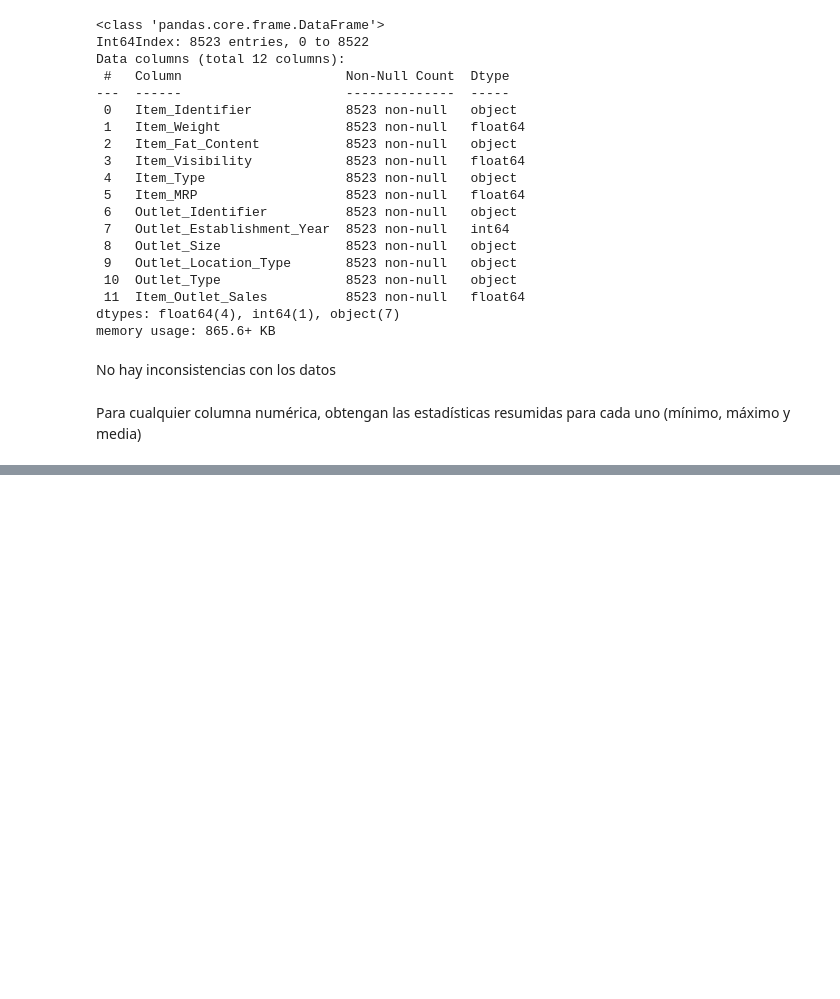
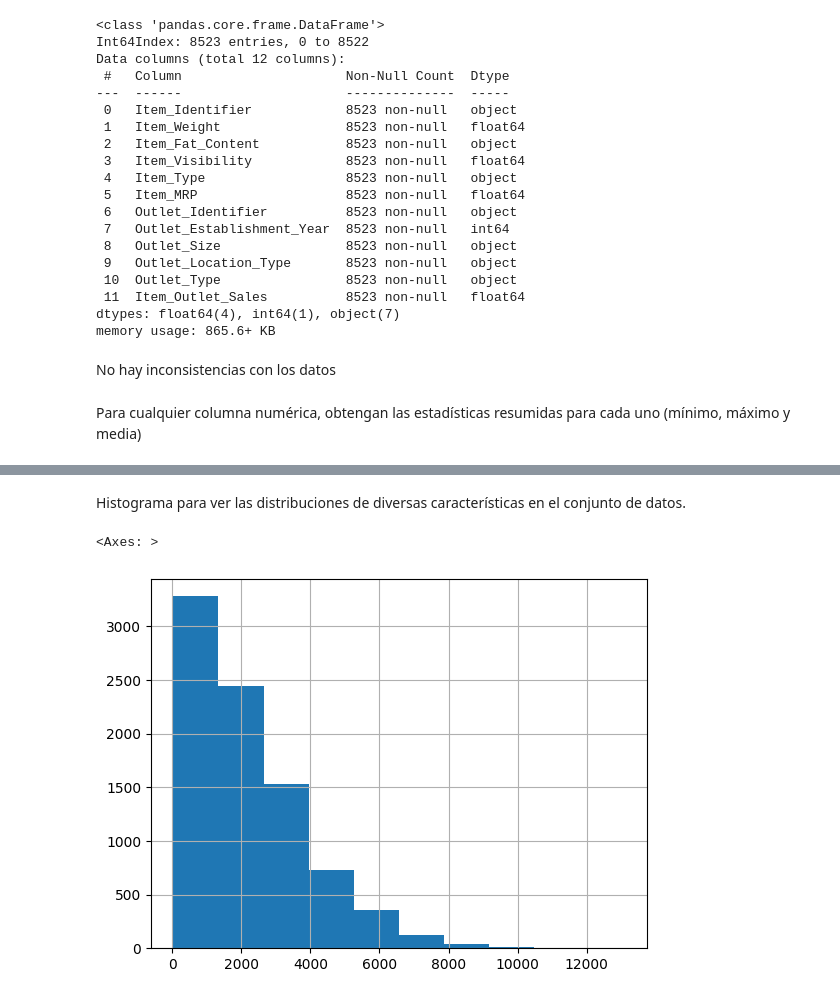
Before and after one commit to kevineladio/TELLER, a Jupyter notebook: predicciones_de_ventas.ipynb, the cells around one changed output, grey strips where cells are left out. Cells and saved outputs as stored; diff of their text form; code cells hidden in the pictures; blank space fills up the shorter version.

```diff
--- a/predicciones_de_ventas.ipynb
+++ b/predicciones_de_ventas.ipynb
@@ -133,0 +140,7 @@ df.describe()
+# %% [markdown]
+Histograma para ver las distribuciones de diversas características en el conjunto de datos.
+# %%
+df['Item_Outlet_Sales'].hist()
+# %% [output]
+<Axes: >
+[figure, added]
```
Also changed, not shown: parts of 8 cells of this notebook.
